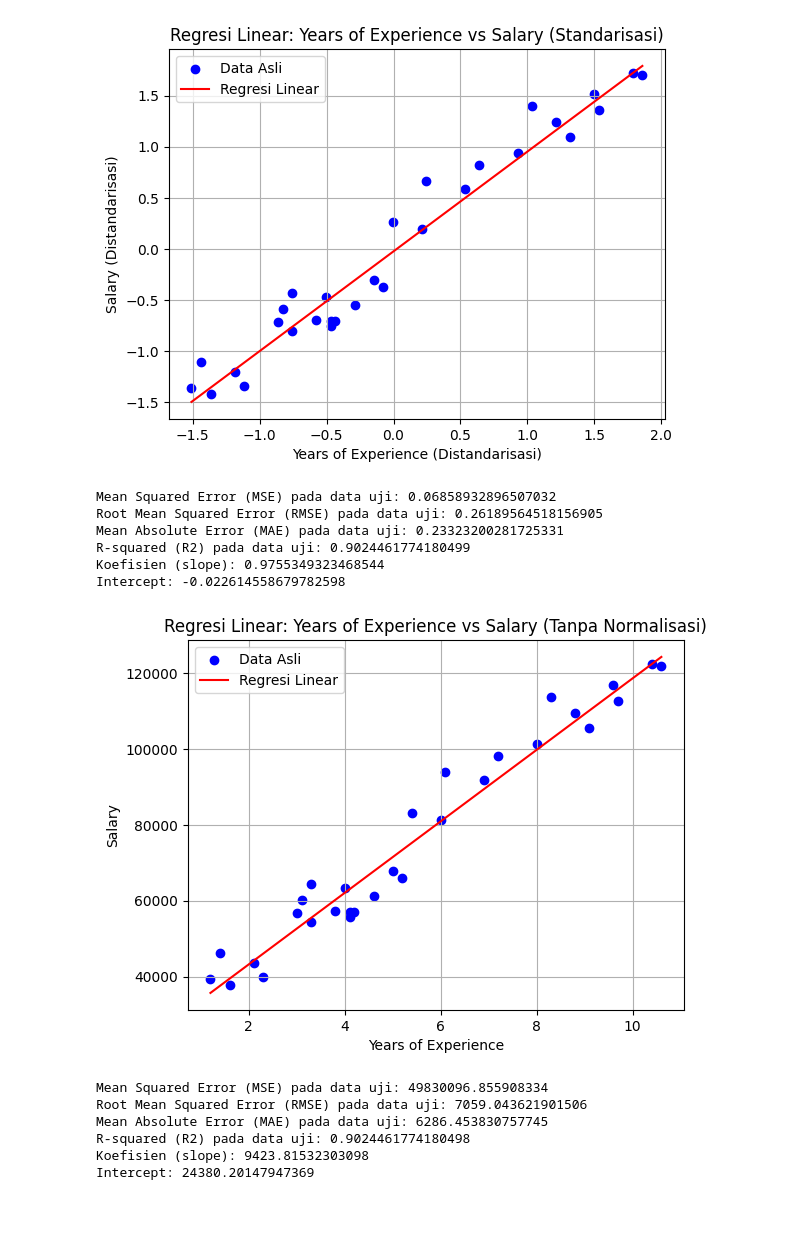
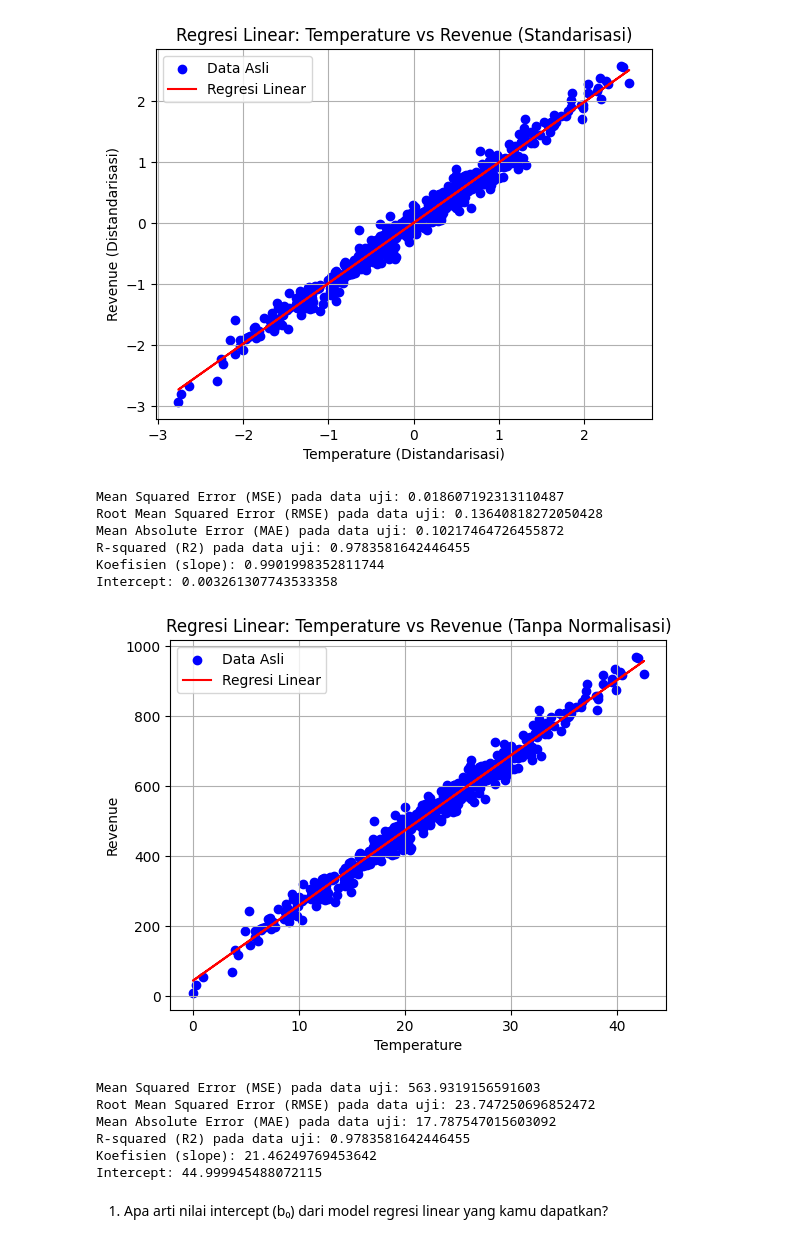
Before and after one commit to izamrosiawan/ss-code-semester-3, a Jupyter notebook: infrastruktur-dan-platform-untuk-sains-data/minggu-6/praktikum 4 regresi linear.ipynb, the cells around one changed output. Drawn from its saved outputs; the diff is of its cells as text; code cells hidden in the pictures; blank space fills up the shorter version.

```diff
--- a/infrastruktur-dan-platform-untuk-sains-data/minggu-6/praktikum 4 regresi linear.ipynb
+++ b/infrastruktur-dan-platform-untuk-sains-data/minggu-6/praktikum 4 regresi linear.ipynb
@@ -7,6 +7,6 @@ from sklearn.model_selection import train_test_split
 from sklearn.linear_model import LinearRegression
 from sklearn.metrics import mean_squared_error, r2_score, mean_absolute_error
 # %%
-df= pd.read_csv('Salary_dataset.csv')
+df= pd.read_csv('IceCreamData.csv')
 df
 # %% [output]
@@ -36,5 +32,5 @@ Salary             0
 dtype: int64
 # %%
-df= df.drop('Unnamed: 0', axis=1)
+df= df.drop('Unnamed: 2', axis=1)
 df
 # %% [output]
@@ -58,3 +56,5 @@ df
+# %%
+df = df.dropna()
 # %%
 df.isnull().sum()
 # %% [output]
@@ -192,11 +192,11 @@ from sklearn.preprocessing import StandardScaler
 # Standarisasi menggunakan StandardScaler
 scaler = StandardScaler()
 df_standardized = df.copy()
-df_standardized[['YearsExperience', 'Salary']] = scaler.fit_transform(df[['YearsExperience', 'Salary']])
+df_standardized[['Temperature', 'Revenue']] = scaler.fit_transform(df[['Temperature', 'Revenue']])
 
 # Memisahkan fitur dan target
-X = df_standardized[['YearsExperience']].values  # Fitur
-y = df_standardized['Salary'].values  # Target
+X = df_standardized[['Temperature']].values  # Fitur
+y = df_standardized['Revenue'].values  # Target
 
 # Membagi dataset menjadi data latih dan uji
 X_train, X_test, y_train, y_test = train_test_split(X, y, test_size=0.2, random_state=42)
@@ -213,9 +213,9 @@ y_pred_test = model_linear.predict(X_test)
 # Visualisasi hasil regresi linear pada seluruh dataset
 plt.scatter(X, y, color='blue', label='Data Asli')
 plt.plot(X, model_linear.predict(X), color='red', label='Regresi Linear')
-plt.title('Regresi Linear: Years of Experience vs Salary (Standarisasi)')
-plt.xlabel('Years of Experience (Distandarisasi)')
-plt.ylabel('Salary (Distandarisasi)')
+plt.title('Regresi Linear: Temperature vs Revenue (Standarisasi)')
+plt.xlabel('Temperature (Distandarisasi)')
+plt.ylabel('Revenue (Distandarisasi)')
 plt.legend()
 plt.grid(True)
 plt.show()
@@ -234,17 +234,17 @@ print("R-squared (R2) pada data uji:", r2)
 print("Koefisien (slope):", model_linear.coef_[0])
 print("Intercept:", model_linear.intercept_)
 # %% [output]
-[figure, old version]
+[figure, new version]
-Mean Squared Error (MSE) pada data uji: 0.06858932896507032
-Root Mean Squared Error (RMSE) pada data uji: 0.26189564518156905
-Mean Absolute Error (MAE) pada data uji: 0.23323200281725331
-R-squared (R2) pada data uji: 0.9024461774180499
-Koefisien (slope): 0.9755349323468544
-Intercept: -0.022614558679782598
+Mean Squared Error (MSE) pada data uji: 0.018607192313110487
+Root Mean Squared Error (RMSE) pada data uji: 0.13640818272050428
+Mean Absolute Error (MAE) pada data uji: 0.10217464726455872
+R-squared (R2) pada data uji: 0.9783581642446455
+Koefisien (slope): 0.9901998352811744
+Intercept: 0.003261307743533358
 # %%
 # Memisahkan fitur dan target (tanpa normalisasi)
-X = df[['YearsExperience']].values  # Fitur
-y = df['Salary'].values             # Target
+X = df[['Temperature']].values  # Fitur
+y = df['Revenue'].values             # Target
 
 # Membagi dataset menjadi data latih dan uji
 X_train, X_test, y_train, y_test = train_test_split(
@@ -254,40 +254,42 @@ X_train, X_test, y_train, y_test = train_test_split(
 # Membuat model regresi linear
 model_linear = LinearRegression()
 
 # Melatih model
 model_linear.fit(X_train, y_train)
 
 # Prediksi pada data uji
 y_pred_test = model_linear.predict(X_test)
 
 # Visualisasi hasil regresi linear pada seluruh dataset
 plt.scatter(X, y, color='blue', label='Data Asli')
 plt.plot(X, model_linear.predict(X), color='red', label='Regresi Linear')
-plt.title('Regresi Linear: Years of Experience vs Salary (Tanpa Normalisasi)')
-plt.xlabel('Years of Experience')
-plt.ylabel('Salary')
+plt.title('Regresi Linear: Temperature vs Revenue (Tanpa Normalisasi)')
+plt.xlabel('Temperature')
+plt.ylabel('Revenue')
 plt.legend()
 plt.grid(True)
 plt.show()
 
 # Evaluasi model
 mse = mean_squared_error(y_test, y_pred_test)   # Mean Squared Error
 rmse = np.sqrt(mse)                              # Root Mean Squared Error
 mae  = mean_absolute_error(y_test, y_pred_test)  # Mean Absolute Error
 r2   = r2_score(y_test, y_pred_test)             # R-squared
 
 # Output hasil
 print("Mean Squared Error (MSE) pada data uji:", mse)
 print("Root Mean Squared Error (RMSE) pada data uji:", rmse)
 print("Mean Absolute Error (MAE) pada data uji:", mae)
 print("R-squared (R2) pada data uji:", r2)
 print("Koefisien (slope):", model_linear.coef_[0])
 print("Intercept:", model_linear.intercept_)
 # %% [output]
-[figure, old version]
+[figure, new version]
-Mean Squared Error (MSE) pada data uji: 49830096.855908334
-Root Mean Squared Error (RMSE) pada data uji: 7059.043621901506
-Mean Absolute Error (MAE) pada data uji: 6286.453830757745
-R-squared (R2) pada data uji: 0.9024461774180498
-Koefisien (slope): 9423.81532303098
-Intercept: 24380.20147947369
+Mean Squared Error (MSE) pada data uji: 563.9319156591603
+Root Mean Squared Error (RMSE) pada data uji: 23.747250696852472
+Mean Absolute Error (MAE) pada data uji: 17.787547015603092
+R-squared (R2) pada data uji: 0.9783581642446455
+Koefisien (slope): 21.46249769453642
+Intercept: 44.999945488072115
+# %% [markdown]
+1. Apa arti nilai intercept (b₀) dari model regresi linear yang kamu dapatkan?
```
Also changed, not shown: parts of 20 cells of this notebook, 4 other files.
